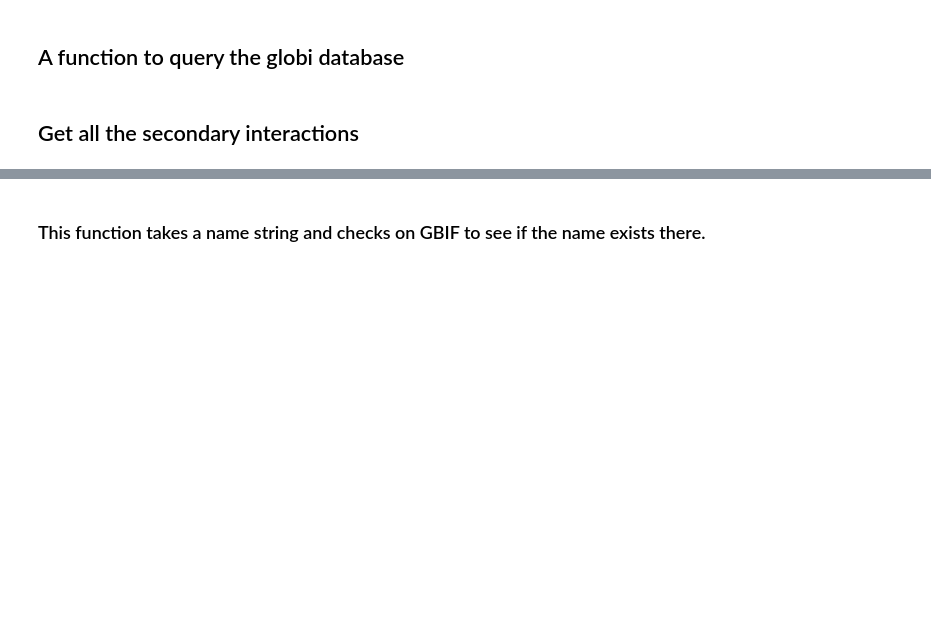
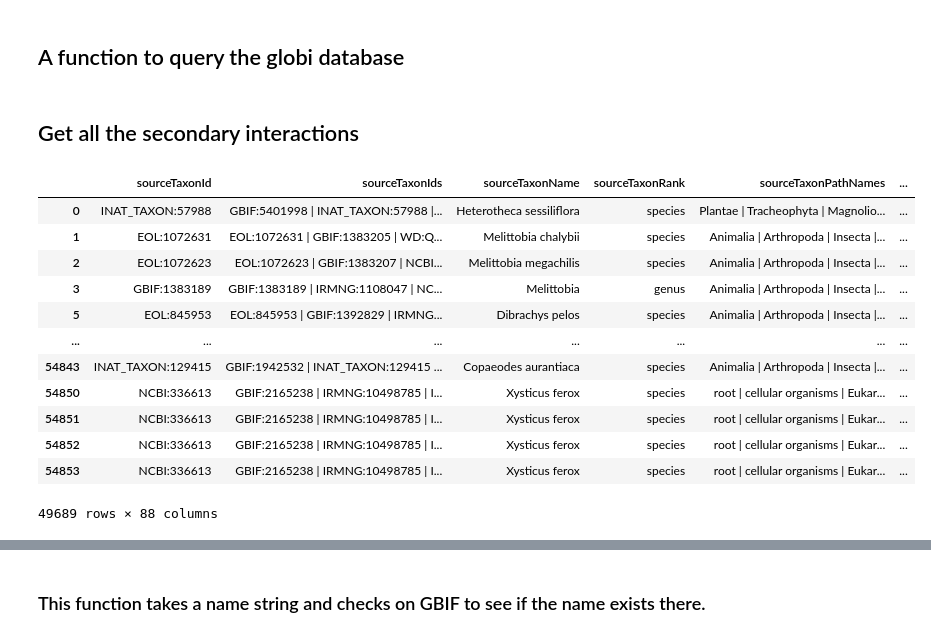
Before and after one commit to AgentschapPlantentuinMeise/interactias, a Jupyter notebook: notebook/interactias.ipynb, the cells around one changed output, grey strips where cells are left out. Cells and saved outputs as stored; diff of their text form; code cells hidden in the pictures; blank space fills up the shorter version.

```diff
--- a/notebook/interactias.ipynb
+++ b/notebook/interactias.ipynb
@@ -273,7 +276,8 @@ secondarylist.columns = ['sourceTaxonId', \
                                 'sourceTaxonGenusName','sourceTaxonGenusId','sourceTaxonFamilyName','sourceTaxonFamilyId',\
                                 'sourceTaxonOrderName','sourceTaxonOrderId','sourceTaxonClassName','sourceTaxonClassId',\
                                 'sourceTaxonPhylumName','sourceTaxonPhylumId','sourceTaxonKingdomName','sourceTaxonKingdomId',\
-                                'sourceId','sourceOccurrenceId','sourceCatalogNumber','sourceBasisOfRecordId',\
+                                'sourceId','sourceOccurrenceId','sourceInstitutionCode','sourceCollectionCode',\
+                                'sourceCatalogNumber','sourceBasisOfRecordId',\
                                 'sourceBasisOfRecordName','sourceLifeStageId','sourceLifeStageName','sourceBodyPartId',\
                                 'sourceBodyPartName','sourcePhysiologicalStateId','sourcePhysiologicalStateName',\
                                 'sourceSexId', 'sourceSexName', 'interactionTypeName',\
@@ -283,6 +287,7 @@ secondarylist.columns = ['sourceTaxonId', \
                                 'targetTaxonFamilyName','targetTaxonFamilyId','targetTaxonOrderName','targetTaxonOrderId',\
                                 'targetTaxonClassName','targetTaxonClassId','targetTaxonPhylumName','targetTaxonPhylumId',\
                                 'targetTaxonKingdomName','targetTaxonKingdomId','targetId','targetOccurrenceId',\
+                                'targetInstitutionCode','targetCollectionCode',\
                                 'targetCatalogNumber','targetBasisOfRecordId','targetBasisOfRecordName','targetLifeStageId',\
                                 'targetLifeStageName','targetBodyPartId','targetBodyPartName','targetPhysiologicalStateId',\
                                 'targetPhysiologicalStateName', 'targetSexId', 'targetSexName', \
@@ -294,4 +299,20 @@ secondarylist.columns = ['sourceTaxonId', \
 allInteractionsData = interactingTaxaData.append(secondarylist)
 # %%
 allInteractionsData = allInteractionsData.drop_duplicates()
+# %%
+allInteractionsData
+# %% [output]
+|  | sourceTaxonId | sourceTaxonIds | sourceTaxonName | sourceTaxonRank | sourceTaxonPathNames | ... |
+| 0 | INAT_TAXON:57988 | GBIF:5401998 | INAT_TAXON:57988 |... | Heterotheca sessiliflora | species | Plantae | Tracheophyta | Magnolio... | ... |
+| 1 | EOL:1072631 | EOL:1072631 | GBIF:1383205 | WD:Q... | Melittobia chalybii | species | Animalia | Arthropoda | Insecta |... | ... |
+| 2 | EOL:1072623 | EOL:1072623 | GBIF:1383207 | NCBI... | Melittobia megachilis | species | Animalia | Arthropoda | Insecta |... | ... |
+| 3 | GBIF:1383189 | GBIF:1383189 | IRMNG:1108047 | NC... | Melittobia | genus | Animalia | Arthropoda | Insecta |... | ... |
+| 5 | EOL:845953 | EOL:845953 | GBIF:1392829 | IRMNG... | Dibrachys pelos | species | Animalia | Arthropoda | Insecta |... | ... |
+| ... | ... | ... | ... | ... | ... | ... |
+| 54843 | INAT_TAXON:129415 | GBIF:1942532 | INAT_TAXON:129415 ... | Copaeodes aurantiaca | species | Animalia | Arthropoda | Insecta |... | ... |
+| 54850 | NCBI:336613 | GBIF:2165238 | IRMNG:10498785 | I... | Xysticus ferox | species | root | cellular organisms | Eukar... | ... |
+| 54851 | NCBI:336613 | GBIF:2165238 | IRMNG:10498785 | I... | Xysticus ferox | species | root | cellular organisms | Eukar... | ... |
+| 54852 | NCBI:336613 | GBIF:2165238 | IRMNG:10498785 | I... | Xysticus ferox | species | root | cellular organisms | Eukar... | ... |
+| 54853 | NCBI:336613 | GBIF:2165238 | IRMNG:10498785 | I... | Xysticus ferox | species | root | cellular organisms | Eukar... | ... |
+49689 rows × 88 columns
 # %%
```
Also changed, not shown: parts of 40 cells of this notebook, 1 other file.
